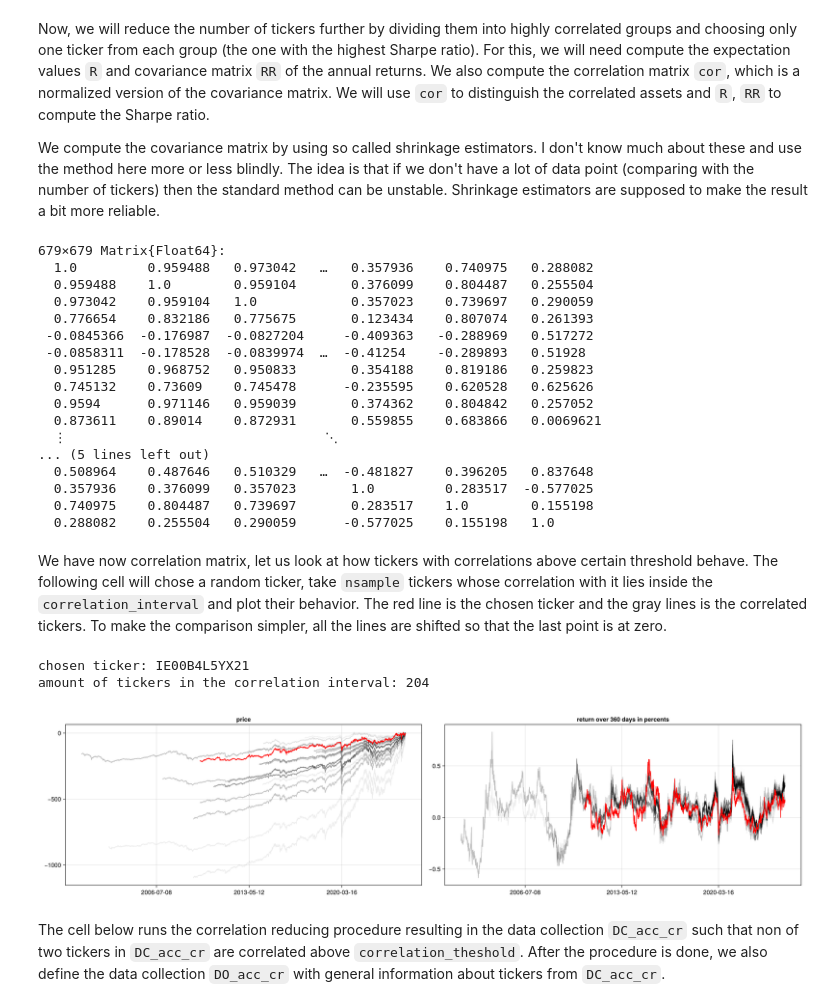
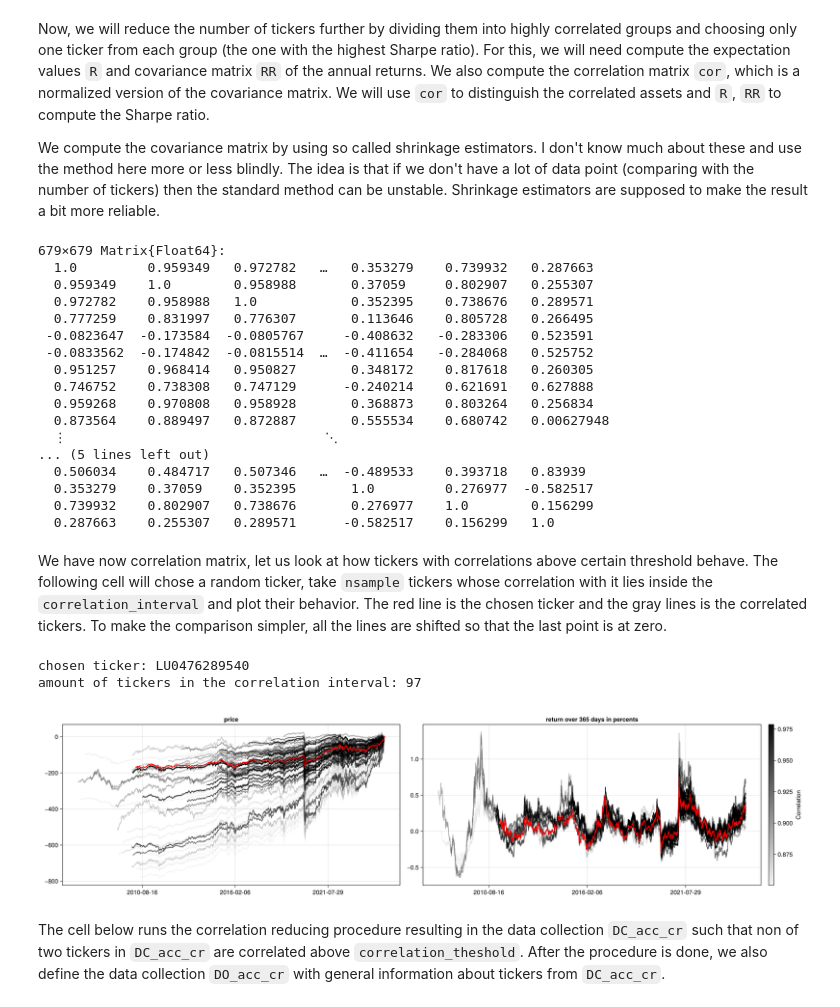
Before and after one commit to ebelnikola/portfolio, a Jupyter notebook: portfolio.ipynb, the cells around one changed output. Drawn from its saved outputs; the diff is of its cells as text; code cells hidden in the pictures.

Commit message:
nice plots + minimal share + improvement ideas

```diff
--- a/portfolio.ipynb
+++ b/portfolio.ipynb
@@ -30,10 +30,10 @@ Parameters:
 - `data_starting_date`: ETS that don't have data earlier than this will be thrown away.
 - `unaccessible_tickers`: a list of tickers that one cannot buy for some reason.
 # %%
-shift=360;
+shift=365;
 risk_free_return=0.0325;
 half_life=4;
-correlation_threshold=0.8;
+correlation_threshold=0.85;
 update_charts_q=false;
 data_starting_date=Date(2019);
 unaccessible_tickers=["DE000EWG2LD7", "DE000A0S9GB0", "DE000EWG0LD1"];
@@ -179,27 +159,27 @@ R,RR,cor=get_R_RR_cor(DC_acc, shift, half_life);
 cor
 # %% [output]
 679×679 Matrix{Float64}:
-  1.0         0.959488   0.973042   …   0.357936    0.740975   0.288082
-  0.959488    1.0        0.959104       0.376099    0.804487   0.255504
-  0.973042    0.959104   1.0            0.357023    0.739697   0.290059
-  0.776654    0.832186   0.775675       0.123434    0.807074   0.261393
- -0.0845366  -0.176987  -0.0827204     -0.409363   -0.288969   0.517272
- -0.0858311  -0.178528  -0.0839974  …  -0.41254    -0.289893   0.51928
-  0.951285    0.968752   0.950833       0.354188    0.819186   0.259823
-  0.745132    0.73609    0.745478      -0.235595    0.620528   0.625626
-  0.9594      0.971146   0.959039       0.374362    0.804842   0.257052
-  0.873611    0.89014    0.872931       0.559855    0.683866   0.0069621
+  1.0         0.959349   0.972782   …   0.353279    0.739932   0.287663
+  0.959349    1.0        0.958988       0.37059     0.802907   0.255307
+  0.972782    0.958988   1.0            0.352395    0.738676   0.289571
+  0.777259    0.831997   0.776307       0.113646    0.805728   0.266495
+ -0.0823647  -0.173584  -0.0805767     -0.408632   -0.283306   0.523591
+ -0.0833562  -0.174842  -0.0815514  …  -0.411654   -0.284068   0.525752
+  0.951257    0.968414   0.950827       0.348172    0.817618   0.260305
+  0.746752    0.738308   0.747129      -0.240214    0.621691   0.627888
+  0.959268    0.970808   0.958928       0.368873    0.803264   0.256834
+  0.873564    0.889497   0.872887       0.555534    0.680742   0.00627948
   ⋮                                 ⋱
 ... (5 lines left out)
-  0.508964    0.487646   0.510329   …  -0.481827    0.396205   0.837648
-  0.357936    0.376099   0.357023       1.0         0.283517  -0.577025
-  0.740975    0.804487   0.739697       0.283517    1.0        0.155198
-  0.288082    0.255504   0.290059      -0.577025    0.155198   1.0
+  0.506034    0.484717   0.507346   …  -0.489533    0.393718   0.83939
+  0.353279    0.37059    0.352395       1.0         0.276977  -0.582517
+  0.739932    0.802907   0.738676       0.276977    1.0        0.156299
+  0.287663    0.255307   0.289571      -0.582517    0.156299   1.0
 # %% [markdown]
 We have now correlation matrix, let us look at how tickers with correlations above certain threshold behave. The following cell will chose a random ticker, take `nsample` tickers whose correlation with it lies inside the `correlation_interval` and plot their behavior. The red line is the chosen ticker and the gray lines is the correlated tickers. To make the comparison simpler, all the lines are shifted so that the last point is at zero.
 # %%
-correlation_interval=[0.8,1.0]
-nsample=20
+correlation_interval=[0.85,1.0]
+nsample=100
 
 i=rand(1:size(DO_acc,1))
 tk=names(DC_acc)[i+1]
@@ -215,37 +195,44 @@ if count(tk_cor .|> (x-> x>correlation_interval[1] && x<correlation_interval[2])
 
     correlation_color=(correlation_values.-findmin(correlation_values)[1])./(findmax(correlation_values)[1]-findmin(correlation_values)[1])
     println("amount of tickers in the correlation interval: $(length(correlated_tickers))")
 
     fig=Figure(;size=(1800,450))
     ax=Axis(fig[1,1], title="price")
 
     for i in 1:min(nsample,length(correlated_tickers))
         tkc=correlated_tickers[i]
         sh=collect(skipmissing(DC_acc[:,tkc]))[end]
         lines!(ax,DC_acc[!,"date"], DC_acc[!,tkc].-sh,color=(:black, (correlation_color[i])))
     end
 
     sh=collect(skipmissing(DC_acc[:,tk]))[end]
     lines!(ax,DC_acc[!,"date"], DC_acc[!,tk].-sh, color=:red)
 
     ax=Axis(fig[1,2], title="return over $shift days in percents")
 
 
     for i in 1:min(nsample,length(correlated_tickers))
         tkc=correlated_tickers[i]
         lines!(ax, DC_acc[(1+shift):end,"date"] ,percent_return(DC_acc[:,tkc],shift),color=(:black, (correlation_color[i])))
     end
 
-    sh=collect(skipmissing(DC_acc[:,tk]))[end]
     lines!(ax,DC_acc[(1+shift):end,"date"], percent_return(DC_acc[!,tk],shift), color=:red)
+
+    color_range = (minimum(correlation_values),maximum(correlation_values))
+    cmap = :grays
+
+    cbar = Colorbar(fig[1,3], colormap=Reverse(cmap), limits=color_range,
+    flipaxis=true, label="Correlation")
+
+
     fig
 else
     println("Ticker is not correlated with other tickers in the given correlation interval, please try again.")
 end
 # %% [output]
-chosen ticker: IE00B4L5YX21
-amount of tickers in the correlation interval: 204
+chosen ticker: LU0476289540
+amount of tickers in the correlation interval: 97
-[figure, old version]
+[figure, new version]
 # %% [markdown]
 The cell below runs the correlation reducing procedure resulting in the data collection `DC_acc_cr` such that non of two tickers in `DC_acc_cr` are correlated above `correlation_theshold`. After the procedure is done, we also define the data collection `DO_acc_cr` with general information about tickers from `DC_acc_cr`.
 # %%
```
Also changed, not shown: parts of 11 cells of this notebook.
